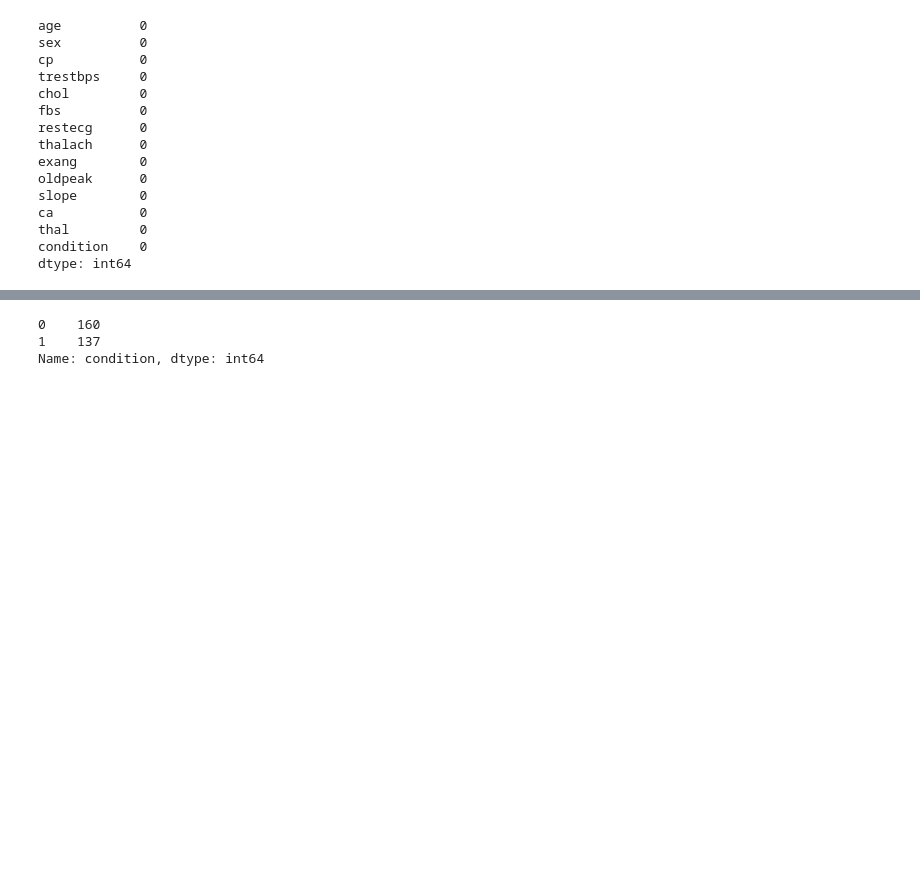
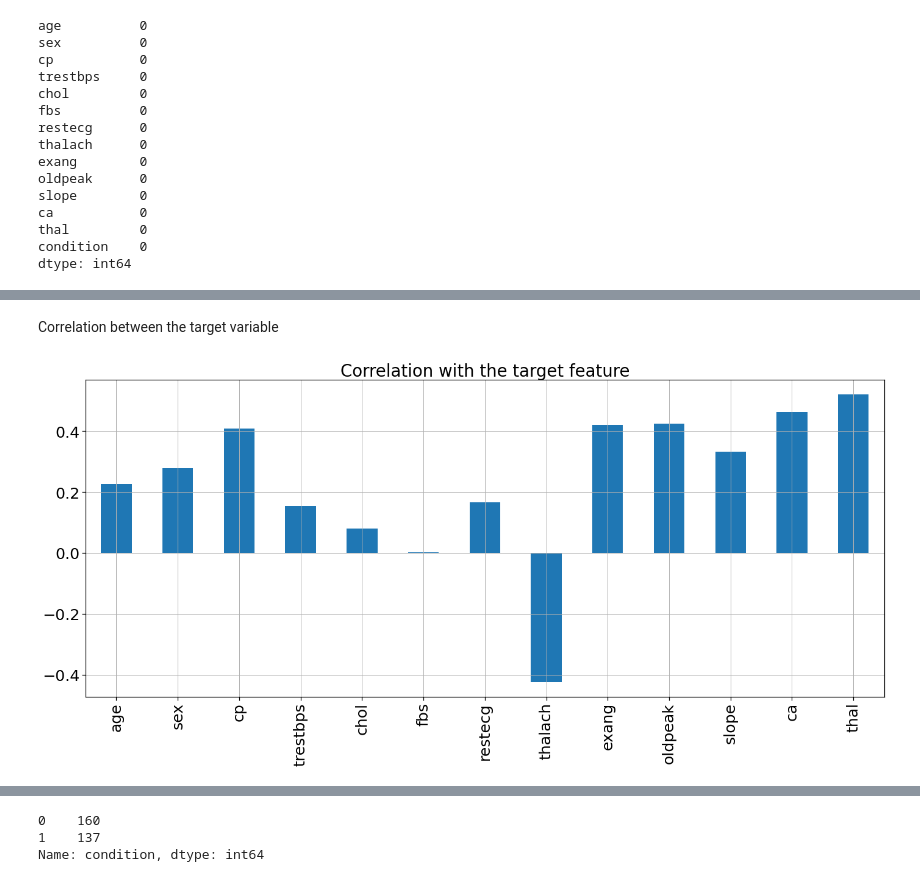
Before and after one commit to Shubhayang6/Heart-disease-predictor, a Jupyter notebook: index.ipynb, the cells around one changed output, grey strips where cells are left out. Saved outputs shown, nothing was run; the diff lists cells and outputs as text; code cells hidden in the pictures; blank space fills up the shorter version.

```diff
--- a/index.ipynb
+++ b/index.ipynb
@@ -90,0 +102,9 @@ heart_dataFrame.describe()
+# %% [markdown]
+Correlation between the target variable
+# %%
+sns.set_context('notebook',font_scale = 2.3)
+heart_dataFrame.drop('condition', axis=1).corrwith(heart_dataFrame.condition).plot(kind='bar', grid=True, figsize=(20, 10),
+                                                        title="Correlation with the target feature")
+plt.tight_layout()
+# %% [output]
+[figure, added]
```
Also changed, not shown: parts of 6 cells of this notebook, 3 other files.
